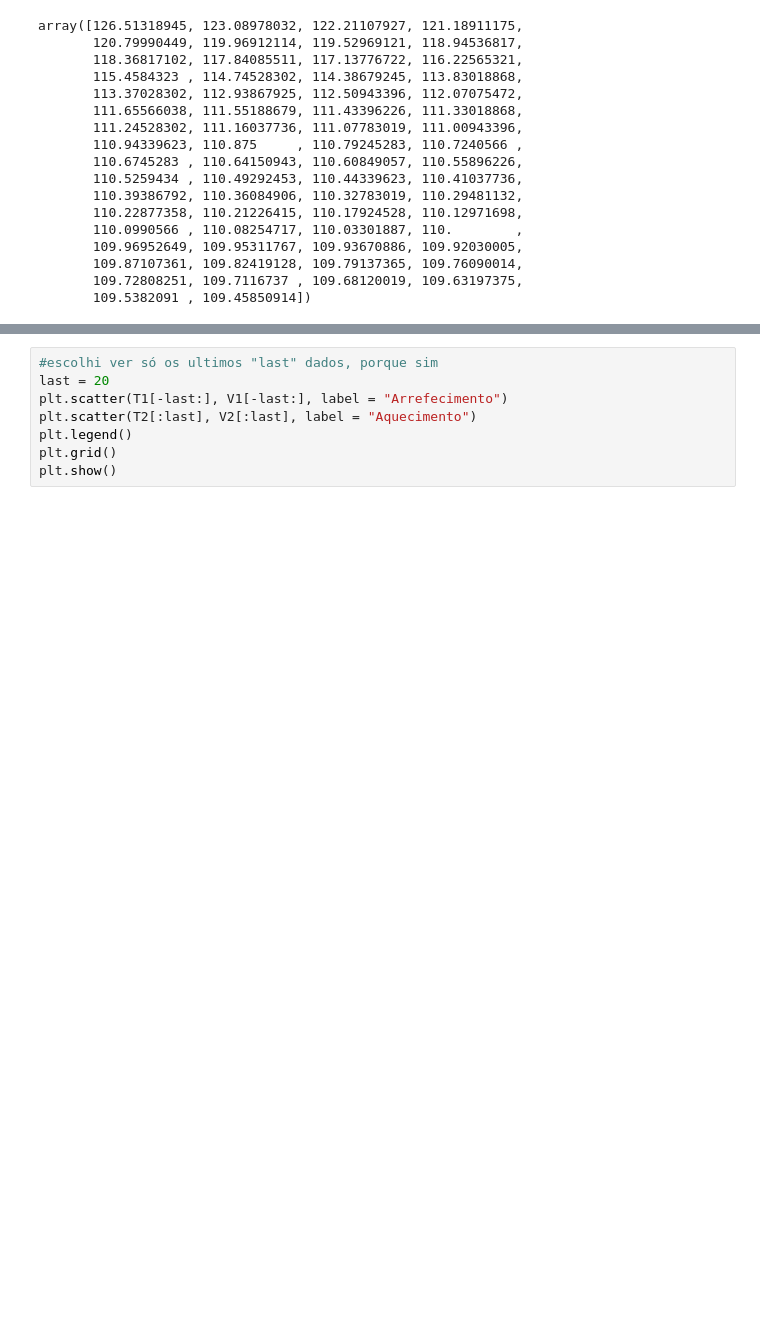
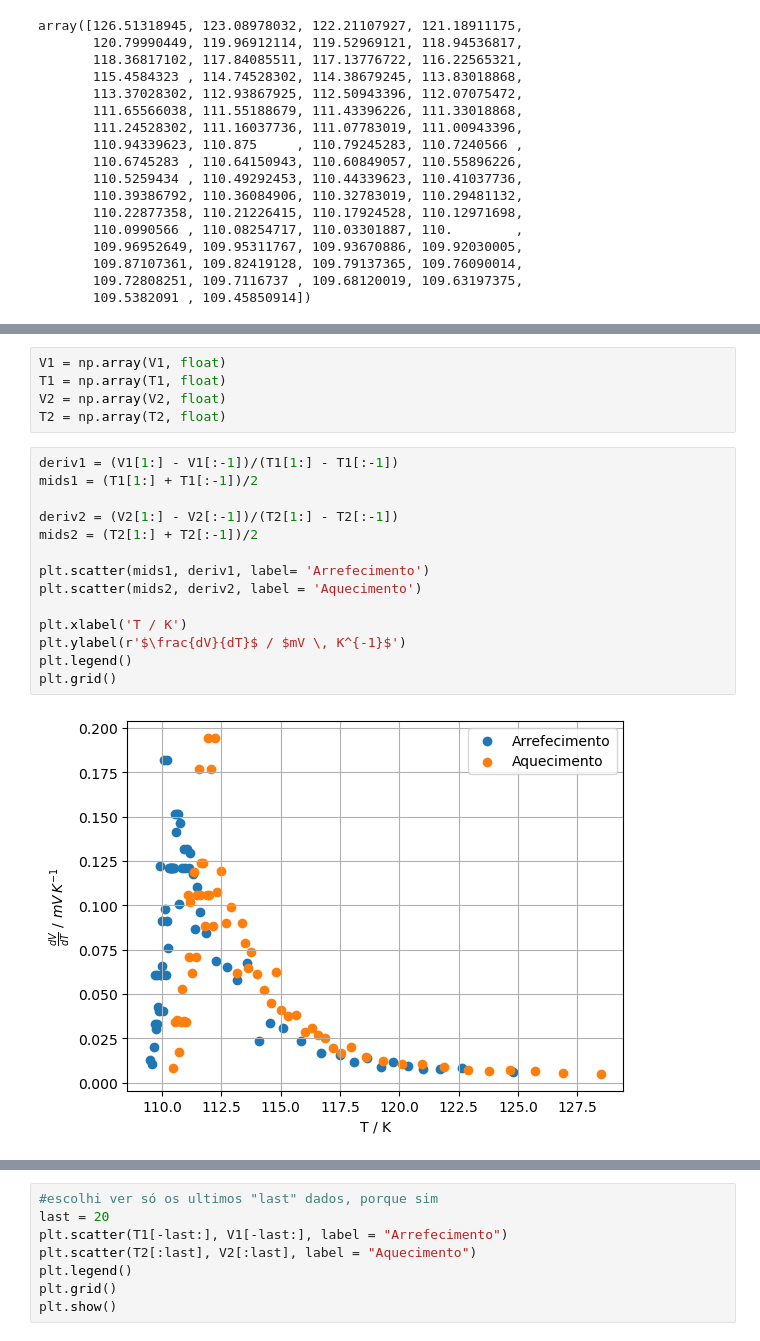
Before and after one commit to MRDias12/LabsIII, a Jupyter notebook: PLs/PL10/PL10/AnaliseDadosSC.ipynb, the cells around one changed output, grey strips where cells are left out. Drawn from its saved outputs; the diff is of its cells as text; blank space fills up the shorter version.

```diff
--- a/PLs/PL10/PL10/AnaliseDadosSC.ipynb
+++ b/PLs/PL10/PL10/AnaliseDadosSC.ipynb
@@ -74,0 +77,21 @@ plt.show()
+# %%
+V1 = np.array(V1, float)
+T1 = np.array(T1, float)
+V2 = np.array(V2, float)
+T2 = np.array(T2, float)
+# %%
+deriv1 = (V1[1:] - V1[:-1])/(T1[1:] - T1[:-1])
+mids1 = (T1[1:] + T1[:-1])/2
+
+deriv2 = (V2[1:] - V2[:-1])/(T2[1:] - T2[:-1])
+mids2 = (T2[1:] + T2[:-1])/2
+
+plt.scatter(mids1, deriv1, label= 'Arrefecimento')
+plt.scatter(mids2, deriv2, label = 'Aquecimento')
+
+plt.xlabel('T / K')
+plt.ylabel(r'$\frac{dV}{dT}$ / $mV \, K^{-1}$')
+plt.legend()
+plt.grid()
+# %% [output]
+[figure, added]
```
Also changed, not shown: parts of 4 cells of this notebook.
